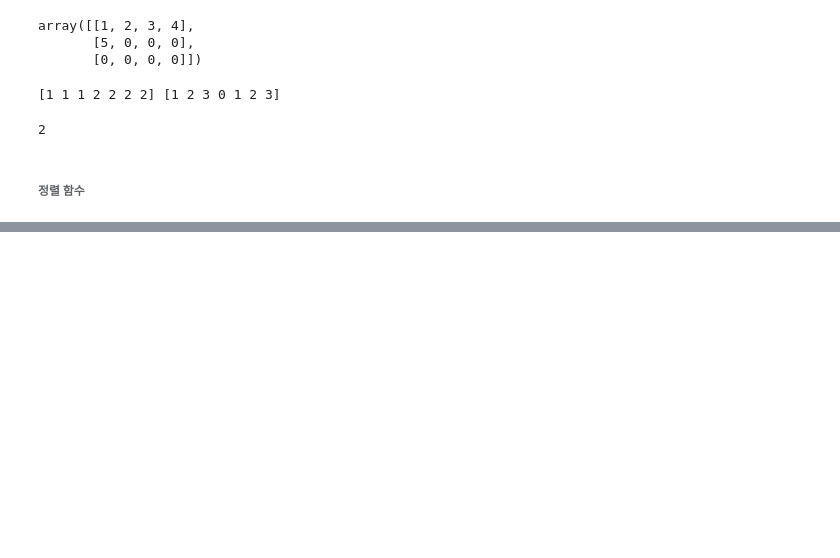
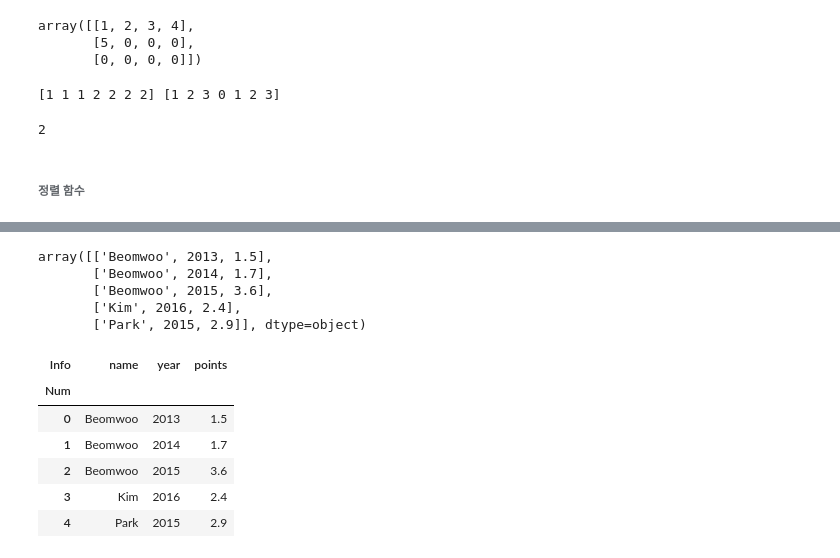
Before and after one commit to haebzzzang/dachungcam, a Jupyter notebook: 1week.ipynb, the cells around one changed output, grey strips where cells are left out. Cells and saved outputs as stored; diff of their text form; code cells hidden in the pictures; blank space fills up the shorter version.

```diff
--- a/1week.ipynb
+++ b/1week.ipynb
@@ -1665,0 +1760,23 @@ array([[ 72,  87,  64],
+# %%
+df.index # 행 방향 index
+df.columns # 열 방향 index
+df.values # 값
+# %% [output]
+array([['Beomwoo', 2013, 1.5],
+       ['Beomwoo', 2014, 1.7],
+       ['Beomwoo', 2015, 3.6],
+       ['Kim', 2016, 2.4],
+       ['Park', 2015, 2.9]], dtype=object)
+# %%
+## 각 index 이름 설정
+df.index.name = 'Num'
+df.columns.name = 'Info'
+df
+# %% [output]
+| Info | name | year | points |
+| Num |  |  |  |
+| 0 | Beomwoo | 2013 | 1.5 |
+| 1 | Beomwoo | 2014 | 1.7 |
+| 2 | Beomwoo | 2015 | 3.6 |
+| 3 | Kim | 2016 | 2.4 |
+| 4 | Park | 2015 | 2.9 |
```
Also changed, not shown: parts of 36 cells of this notebook.
